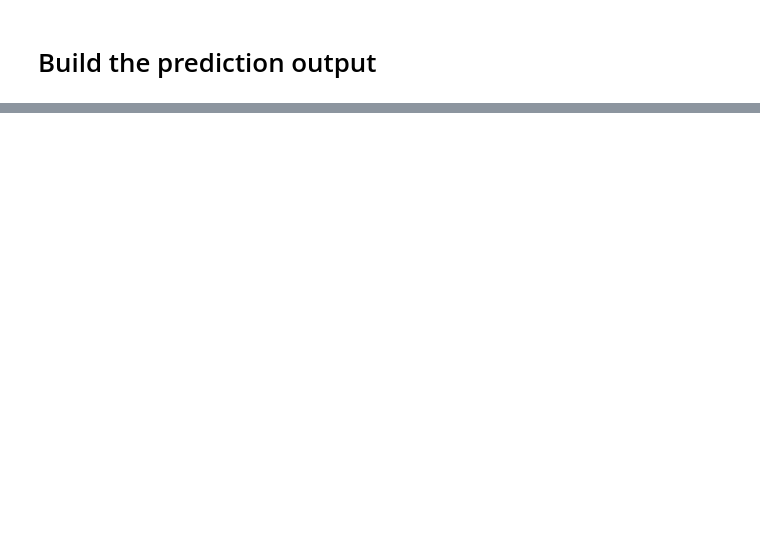
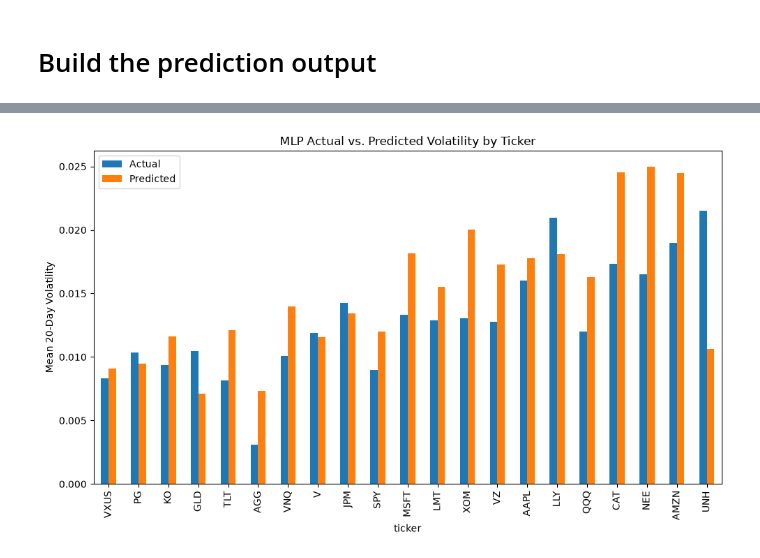
Before and after one commit to SamiiShabuse/INFO442-Group-Project, a Jupyter notebook: notebooks/04_modeling/07_neural_network_mlp.ipynb, the cells around one changed output, grey strips where cells are left out. Drawn from its saved outputs; the diff is of its cells as text; code cells hidden in the pictures; blank space fills up the shorter version.

```diff
--- a/notebooks/04_modeling/07_neural_network_mlp.ipynb
+++ b/notebooks/04_modeling/07_neural_network_mlp.ipynb
@@ -414,0 +465,17 @@ prediction_results["absolute_error"] = (
+# %%
+ticker_performance = (
+    prediction_results
+    .groupby("ticker")
+    .agg(
+        actual_volatility=(TARGET_COLUMN, "mean"),
+        predicted_volatility=(
+            "neural_network_mlp_prediction",
+            "mean",
+        ),
+        mean_absolute_error=("absolute_error", "mean"),
+        observations=("ticker", "size"),
+    )
+    .sort_values("mean_absolute_error")
+)
+
+ticker_performance
@@ -414,0 +501,15 @@ prediction_results["absolute_error"] = (
+# %%
+fig, ax = plt.subplots(figsize=(10, 6))
+
+ticker_performance[
+    ["actual_volatility", "predicted_volatility"]
+].plot.bar(ax=ax)
+
+ax.set_ylabel("Mean 20-Day Volatility")
+ax.set_title("MLP Actual vs. Predicted Volatility by Ticker")
+ax.legend(["Actual", "Predicted"])
+
+plt.tight_layout()
+plt.show()
+# %% [output]
+[figure, added]
```
Also changed, not shown: parts of 10 cells of this notebook, 2 other files.
